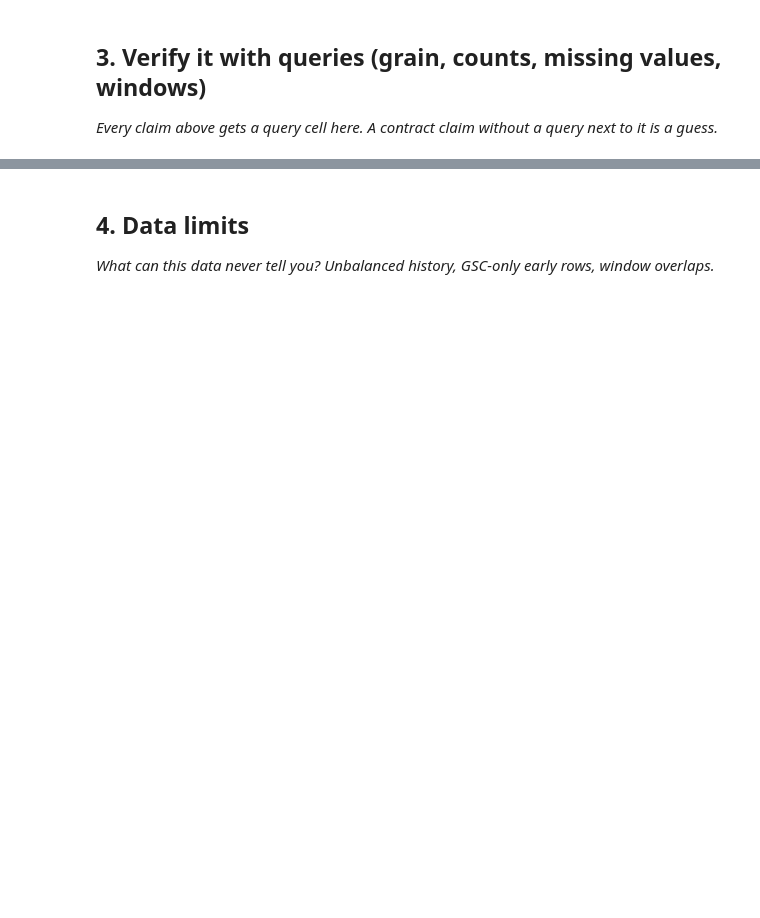
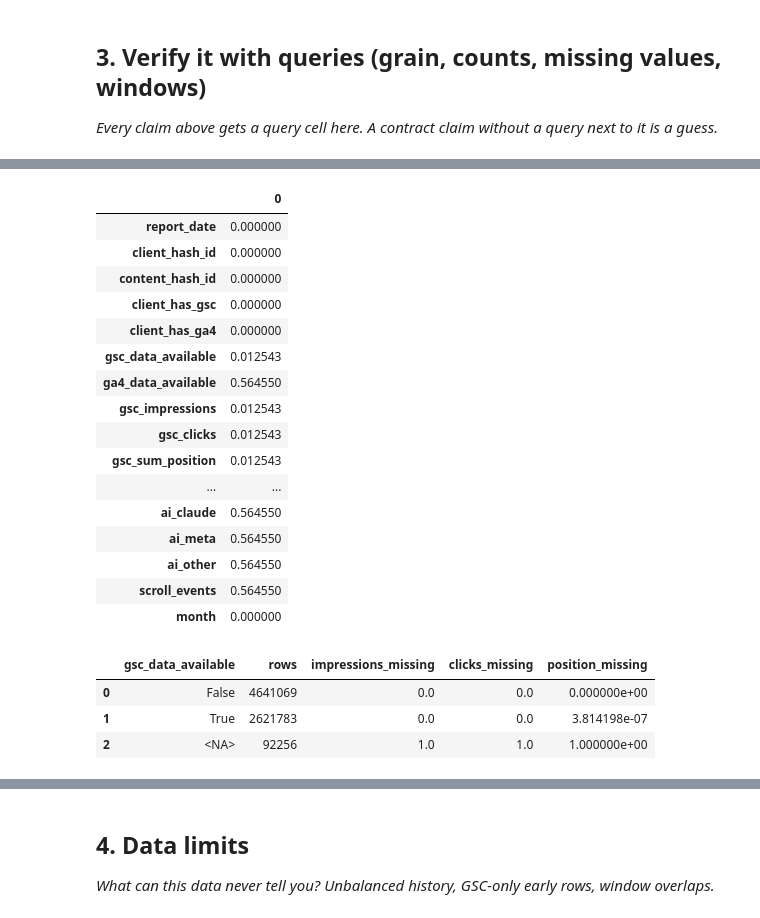
Before and after one commit to bhavanathiru13-droid/flyrank-AI_1, a Jupyter notebook: work/notebooks/w03_data_contract.ipynb, the cells around one changed output, grey strips where cells are left out. Drawn from its saved outputs; the diff is of its cells as text; code cells hidden in the pictures; blank space fills up the shorter version.

```diff
--- a/work/notebooks/w03_data_contract.ipynb
+++ b/work/notebooks/w03_data_contract.ipynb
@@ -26,0 +138,63 @@ This skeleton is yours to fill. Work the sections **in order** — each one has
+# %%
+# Check missing values across the February feature window
+
+schema = con.execute(f"""
+    DESCRIBE SELECT *
+    FROM {FEB}
+""").fetchdf()
+
+missing_parts = []
+
+for col in schema["column_name"]:
+    safe_col = '"' + col.replace('"', '""') + '"'
+    missing_parts.append(
+        f"AVG(CASE WHEN {safe_col} IS NULL THEN 1.0 ELSE 0 END) AS \"{col}\""
+    )
+
+missing_sql = f"""
+    SELECT
+        {", ".join(missing_parts)}
+    FROM {FEB}
+"""
+
+missing_check = con.execute(missing_sql).fetchdf()
+missing_check.T
+# %% [output]
+|  | 0 |
+| report_date | 0.000000 |
+| client_hash_id | 0.000000 |
+| content_hash_id | 0.000000 |
+| client_has_gsc | 0.000000 |
+| client_has_ga4 | 0.000000 |
+| gsc_data_available | 0.012543 |
+| ga4_data_available | 0.564550 |
+| gsc_impressions | 0.012543 |
+| gsc_clicks | 0.012543 |
+| gsc_sum_position | 0.012543 |
+| ... | ... |
+| ai_claude | 0.564550 |
+| ai_meta | 0.564550 |
+| ai_other | 0.564550 |
+| scroll_events | 0.564550 |
+| month | 0.000000 |
+# %%
+# Check whether GSC missingness follows the data-availability flag
+
+gsc_missing_pattern = con.execute(f"""
+    SELECT
+        gsc_data_available,
+        COUNT(*) AS rows,
+        AVG(CASE WHEN gsc_impressions IS NULL THEN 1.0 ELSE 0 END) AS impressions_missing,
+        AVG(CASE WHEN gsc_clicks IS NULL THEN 1.0 ELSE 0 END) AS clicks_missing,
+        AVG(CASE WHEN gsc_sum_position IS NULL THEN 1.0 ELSE 0 END) AS position_missing
+    FROM {FEB}
+    GROUP BY gsc_data_available
+    ORDER BY gsc_data_available
+""").fetchdf()
+
+gsc_missing_pattern
+# %% [output]
+|  | gsc_data_available | rows | impressions_missing | clicks_missing | position_missing |
+| 0 | False | 4641069 | 0.0 | 0.0 | 0.000000e+00 |
+| 1 | True | 2621783 | 0.0 | 0.0 | 3.814198e-07 |
+| 2 | <NA> | 92256 | 1.0 | 1.0 | 1.000000e+00 |
```
Also changed, not shown: parts of 13 cells of this notebook.
